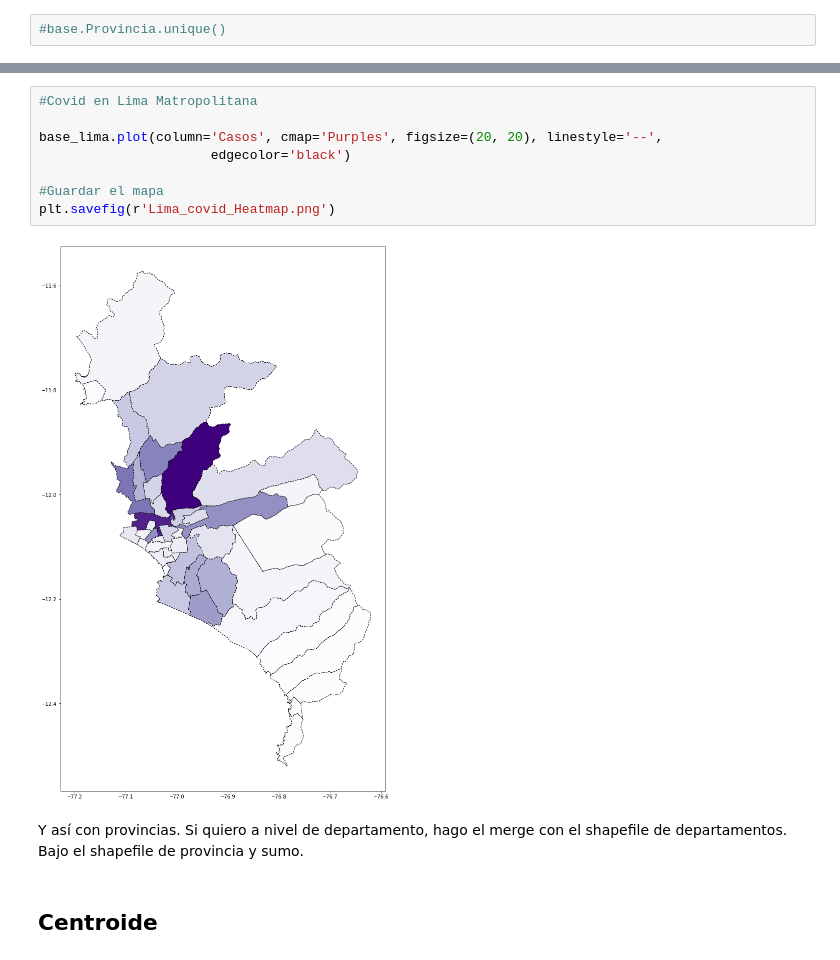
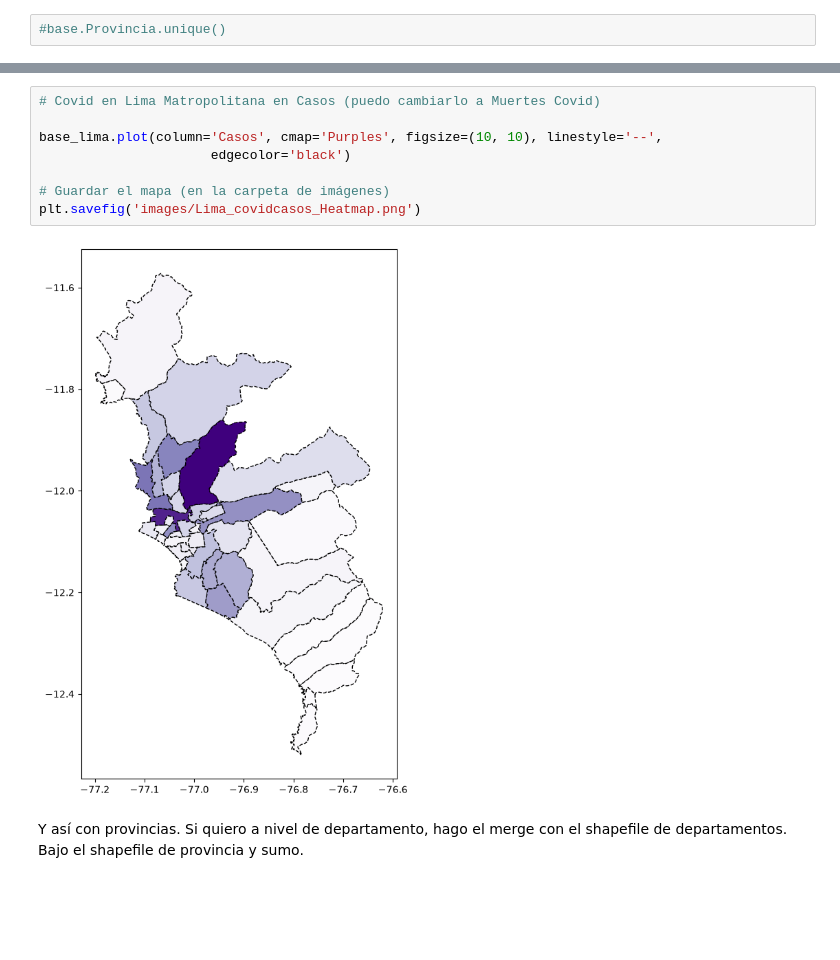
Before and after one commit to ulisesrodas/Python-for-DataScience, a Jupyter notebook: 8. Geopandas.ipynb, the cells around one changed output, grey strips where cells are left out. Drawn from its saved outputs; the diff is of its cells as text; blank space fills up the shorter version.

```diff
--- a/8. Geopandas.ipynb
+++ b/8. Geopandas.ipynb
@@ -418,15 +448,13 @@ Index(['UBIGEO', 'geometry', 'Departamento', 'Provincia', 'Distrito', 'Mes',
 # %%
-#Covid en Lima Matropolitana
+# Covid en Lima Matropolitana en Casos (puedo cambiarlo a Muertes Covid)
 
-base_lima.plot(column='Casos', cmap='Purples', figsize=(20, 20), linestyle='--',
+base_lima.plot(column='Casos', cmap='Purples', figsize=(10, 10), linestyle='--',
                       edgecolor='black')
 
-#Guardar el mapa
-plt.savefig(r'Lima_covid_Heatmap.png')
+# Guardar el mapa (en la carpeta de imágenes)
+plt.savefig('images/Lima_covidcasos_Heatmap.png')
 # %% [output]
-[figure, old version]
+[figure, new version]
 # %% [markdown]
 Y así con provincias. Si quiero a nivel de departamento, hago el merge con el shapefile de departamentos.
 Bajo el shapefile de provincia y sumo.
-# %% [markdown]
-## Centroide
```
Also changed, not shown: parts of 146 cells of this notebook, 2 other files.
